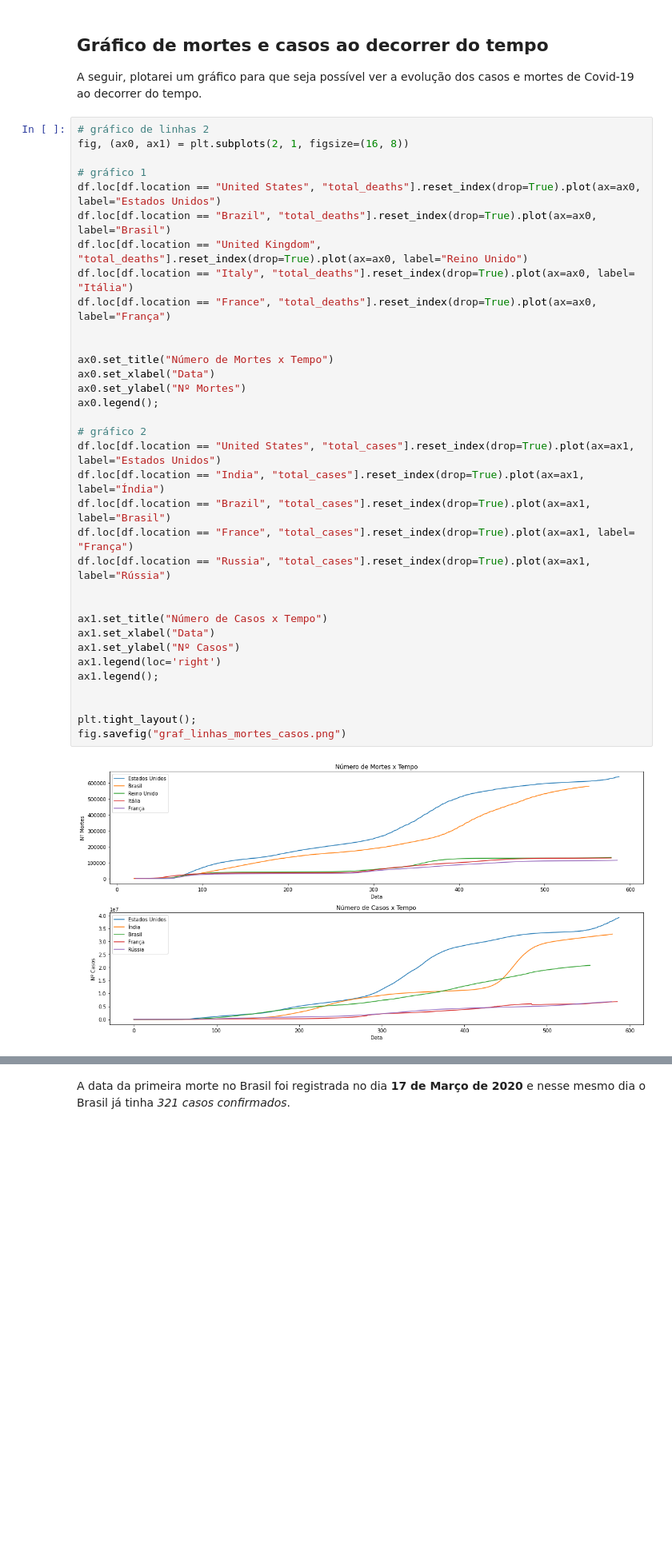
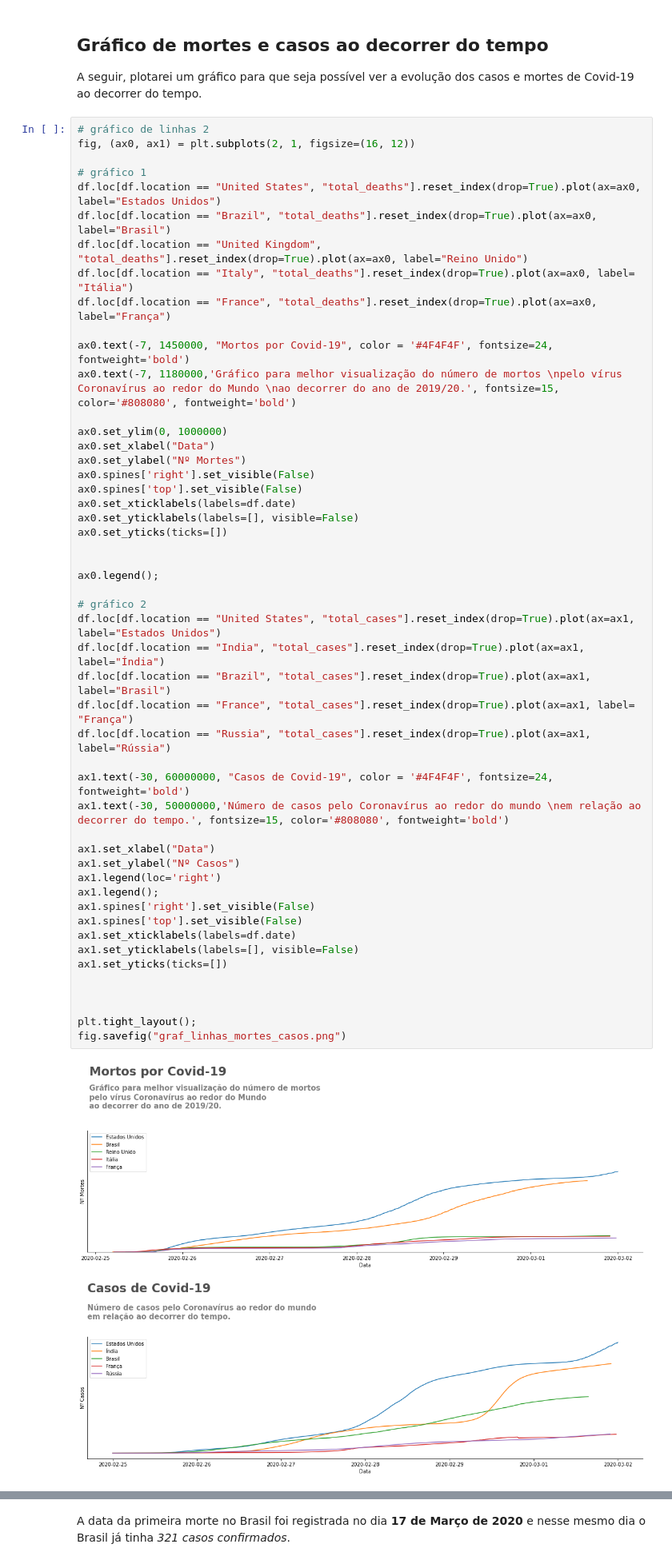
Before and after one commit to brunavent/Portfolio, a Jupyter notebook: Panorama_do_COVID_19_no_Brasil_e_no_Mundo.ipynb, the cells around one changed output, grey strips where cells are left out. Shown at 80% size. Saved outputs shown, nothing was run; the diff lists cells and outputs as text; blank space fills up the shorter version.

```diff
--- a/Panorama_do_COVID_19_no_Brasil_e_no_Mundo.ipynb
+++ b/Panorama_do_COVID_19_no_Brasil_e_no_Mundo.ipynb
@@ -399,40 +403,56 @@ Quando falamos da quantidade total de mortes, temos 3.242.803 mortes no mundo e
 A seguir, plotarei um gráfico para que seja possível ver a evolução dos casos e mortes de Covid-19 ao decorrer do tempo.
 # %%
 # gráfico de linhas 2
-fig, (ax0, ax1) = plt.subplots(2, 1, figsize=(16, 8))
+fig, (ax0, ax1) = plt.subplots(2, 1, figsize=(16, 12))
 
 # gráfico 1
 df.loc[df.location == "United States", "total_deaths"].reset_index(drop=True).plot(ax=ax0, label="Estados Unidos")
 df.loc[df.location == "Brazil", "total_deaths"].reset_index(drop=True).plot(ax=ax0, label="Brasil")
 df.loc[df.location == "United Kingdom", "total_deaths"].reset_index(drop=True).plot(ax=ax0, label="Reino Unido")
 df.loc[df.location == "Italy", "total_deaths"].reset_index(drop=True).plot(ax=ax0, label= "Itália")
 df.loc[df.location == "France", "total_deaths"].reset_index(drop=True).plot(ax=ax0, label="França")
 
+ax0.text(-7, 1450000, "Mortos por Covid-19", color = '#4F4F4F', fontsize=24, fontweight='bold')
+ax0.text(-7, 1180000,'Gráfico para melhor visualização do número de mortos \npelo vírus Coronavírus ao redor do Mundo \nao decorrer do ano de 2019/20.', fontsize=15, color='#808080', fontweight='bold')
 
-ax0.set_title("Número de Mortes x Tempo")
+ax0.set_ylim(0, 1000000)
 ax0.set_xlabel("Data")
 ax0.set_ylabel("Nº Mortes")
+ax0.spines['right'].set_visible(False)
+ax0.spines['top'].set_visible(False)
+ax0.set_xticklabels(labels=df.date)
+ax0.set_yticklabels(labels=[], visible=False)
+ax0.set_yticks(ticks=[])
+
+
 ax0.legend();
 
 # gráfico 2
 df.loc[df.location == "United States", "total_cases"].reset_index(drop=True).plot(ax=ax1, label="Estados Unidos")
 df.loc[df.location == "India", "total_cases"].reset_index(drop=True).plot(ax=ax1, label="Índia")
 df.loc[df.location == "Brazil", "total_cases"].reset_index(drop=True).plot(ax=ax1, label="Brasil")
 df.loc[df.location == "France", "total_cases"].reset_index(drop=True).plot(ax=ax1, label= "França")
 df.loc[df.location == "Russia", "total_cases"].reset_index(drop=True).plot(ax=ax1, label="Rússia")
 
+ax1.text(-30, 60000000, "Casos de Covid-19", color = '#4F4F4F', fontsize=24, fontweight='bold')
+ax1.text(-30, 50000000,'Número de casos pelo Coronavírus ao redor do mundo \nem relação ao decorrer do tempo.', fontsize=15, color='#808080', fontweight='bold')
 
-ax1.set_title("Número de Casos x Tempo")
 ax1.set_xlabel("Data")
 ax1.set_ylabel("Nº Casos")
 ax1.legend(loc='right')
 ax1.legend();
+ax1.spines['right'].set_visible(False)
+ax1.spines['top'].set_visible(False)
+ax1.set_xticklabels(labels=df.date)
+ax1.set_yticklabels(labels=[], visible=False)
+ax1.set_yticks(ticks=[])
+
 
 
 plt.tight_layout();
 fig.savefig("graf_linhas_mortes_casos.png")
 # %% [output]
-[figure, old version]
+[figure, new version]
 # %% [markdown]
 Alguns insights que o gráfico nos mostra com clareza:
 
```
Also changed, not shown: parts of 16 cells of this notebook.
